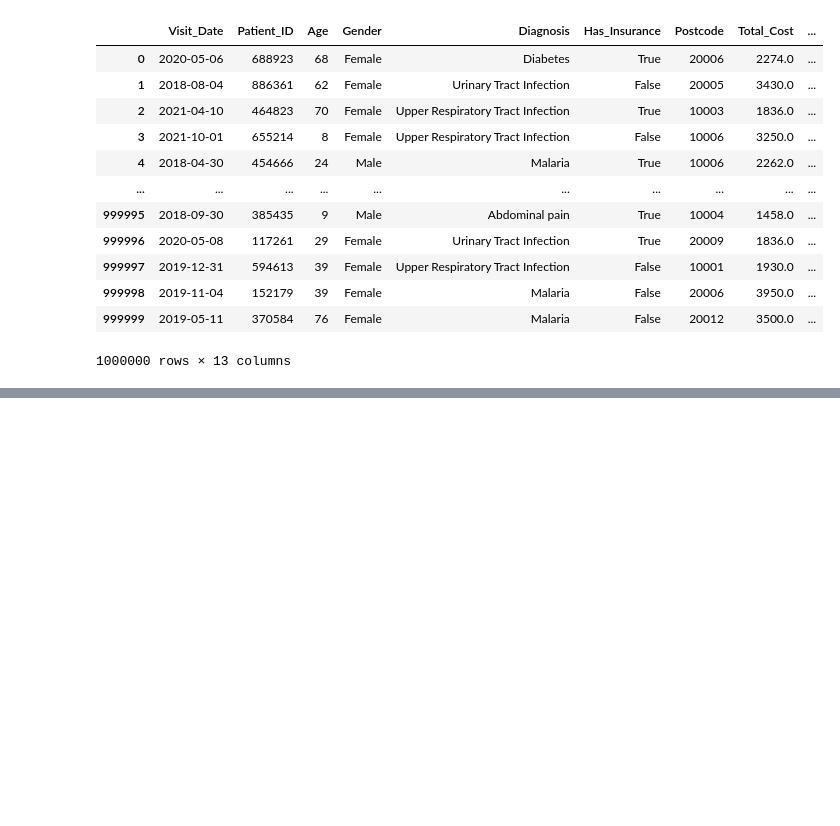
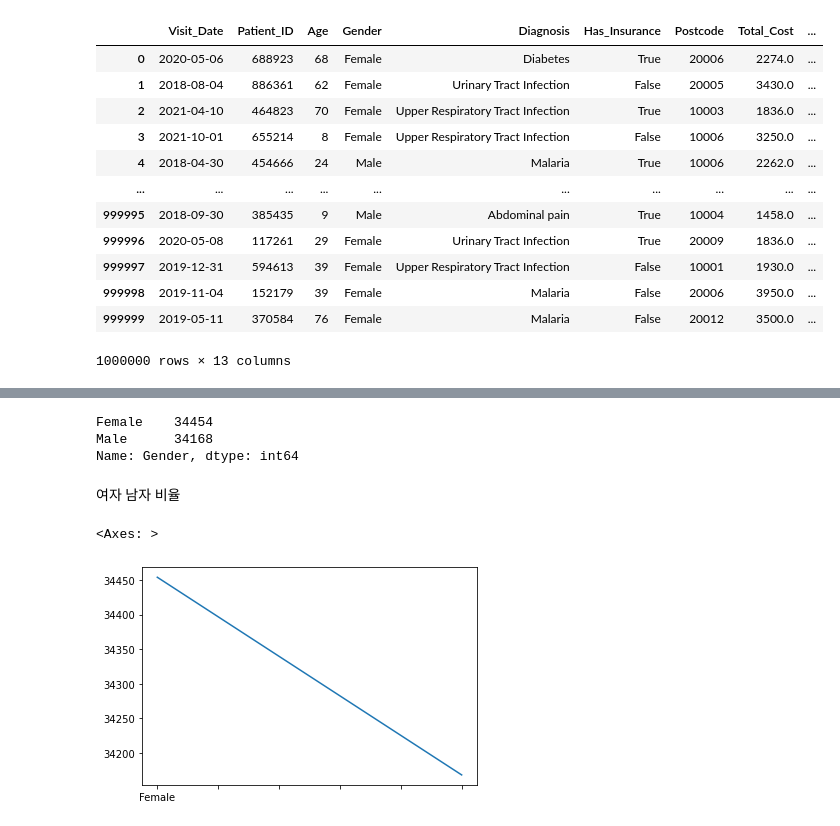
Before and after one commit to seoyeonc/Research_area, a Jupyter notebook: posts/1_note/2025-06-04-Python Data Analysis for Healthcare_Note_1.ipynb, the cells around one changed output, grey strips where cells are left out. Saved outputs shown, nothing was run; the diff lists cells and outputs as text; code cells hidden in the pictures; blank space fills up the shorter version.

```diff
--- a/posts/1_note/2025-06-04-Python Data Analysis for Healthcare_Note_1.ipynb
+++ b/posts/1_note/2025-06-04-Python Data Analysis for Healthcare_Note_1.ipynb
@@ -347,0 +355,3 @@ df_visit
+# %%
+df_visit = pd.read_csv('../../../delete/Demo Hospital Outpatient Data Clean_NHC.csv')
+df_visit
@@ -347,0 +372,15 @@ df_visit
+# %%
+df_visit['Gender'].value_counts()
+# %% [output]
+Female    34454
+Male      34168
+Name: Gender, dtype: int64
+# %% [markdown]
+여자 남자 비율
+# %%
+visit_gender = df_visit['Gender'].value_counts()
+# %%
+visit_gender.plot()
+# %% [output]
+<Axes: >
+[figure, added]
```
Also changed, not shown: parts of 108 cells of this notebook, 3 other files.
